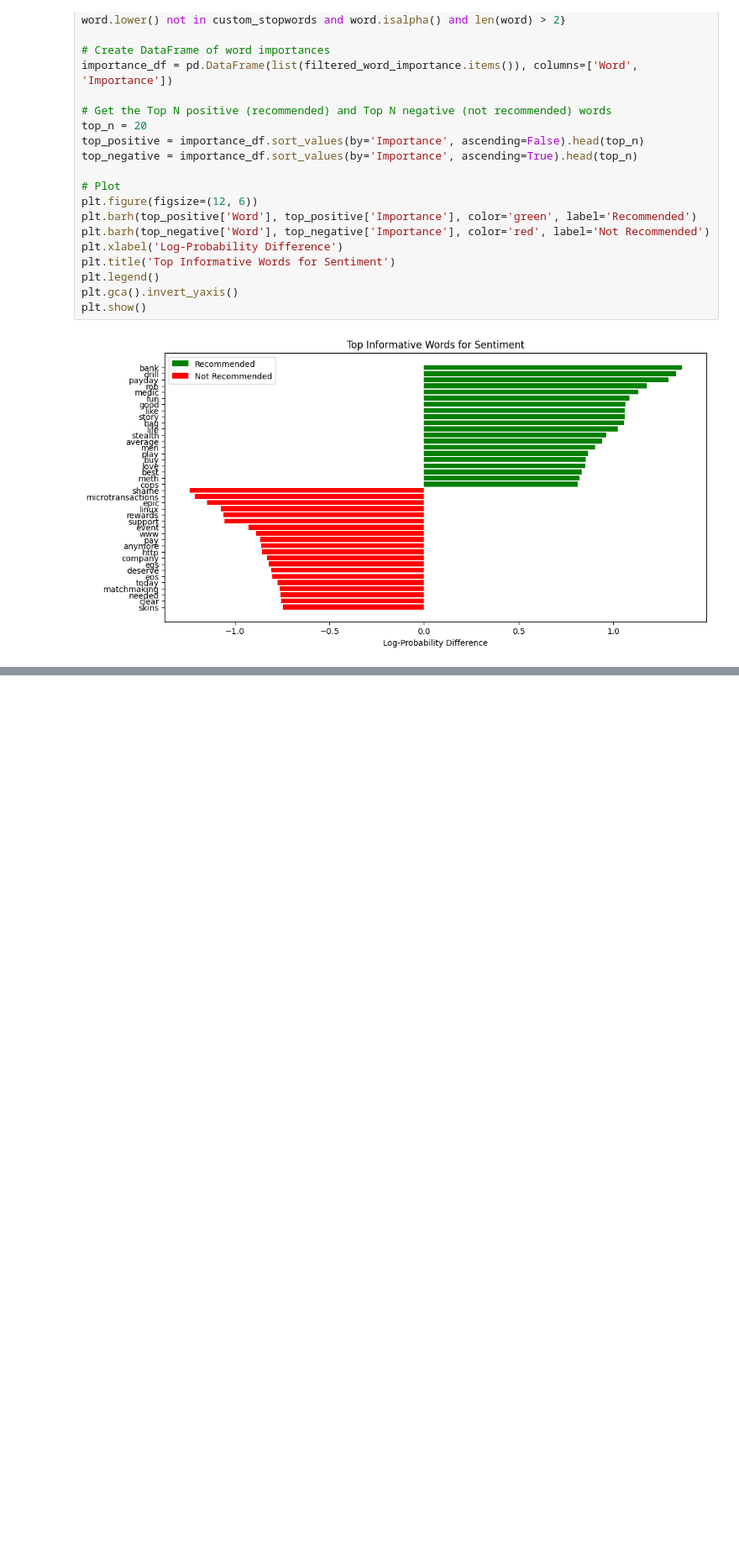
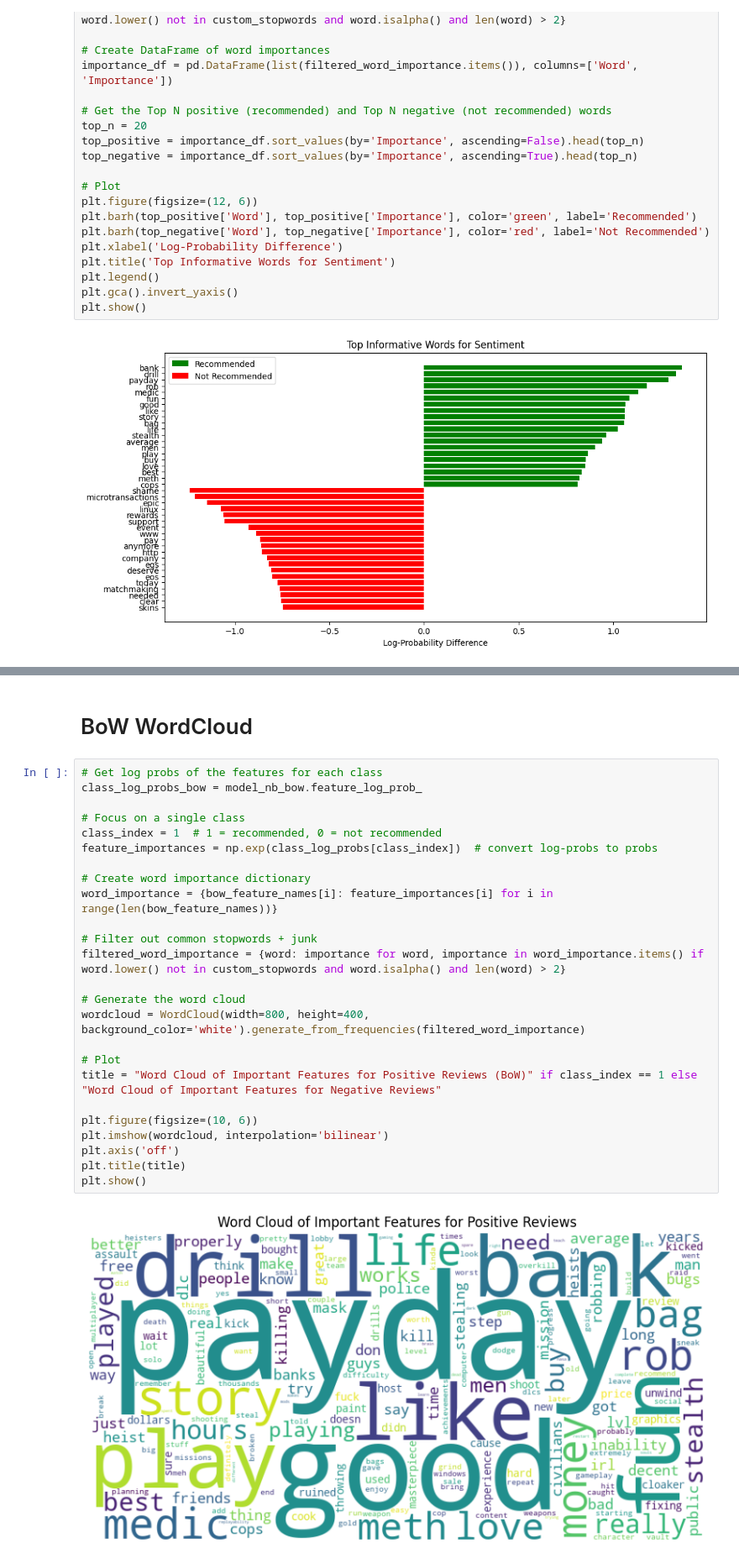
Before and after one commit to Jkwokhk/CS506, a Jupyter notebook: main.ipynb, the cells around one changed output, grey strips where cells are left out. Shown at 84% size. Cells and saved outputs as stored; diff of their text form; blank space fills up the shorter version.

```diff
--- a/main.ipynb
+++ b/main.ipynb
@@ -435,0 +501,29 @@ plt.show()
+# %% [markdown]
+# BoW WordCloud
+# %%
+# Get log probs of the features for each class
+class_log_probs_bow = model_nb_bow.feature_log_prob_
+
+# Focus on a single class
+class_index = 1  # 1 = recommended, 0 = not recommended
+feature_importances = np.exp(class_log_probs[class_index])  # convert log-probs to probs
+
+# Create word importance dictionary
+word_importance = {bow_feature_names[i]: feature_importances[i] for i in range(len(bow_feature_names))}
+
+# Filter out common stopwords + junk
+filtered_word_importance = {word: importance for word, importance in word_importance.items() if word.lower() not in custom_stopwords and word.isalpha() and len(word) > 2}
+
+# Generate the word cloud
+wordcloud = WordCloud(width=800, height=400, background_color='white').generate_from_frequencies(filtered_word_importance)
+
+# Plot
+title = "Word Cloud of Important Features for Positive Reviews (BoW)" if class_index == 1 else "Word Cloud of Important Features for Negative Reviews"
+
+plt.figure(figsize=(10, 6))
+plt.imshow(wordcloud, interpolation='bilinear')
+plt.axis('off')
+plt.title(title)
+plt.show()
+# %% [output]
+[figure, added]
```
Also changed, not shown: parts of 4 cells of this notebook.
